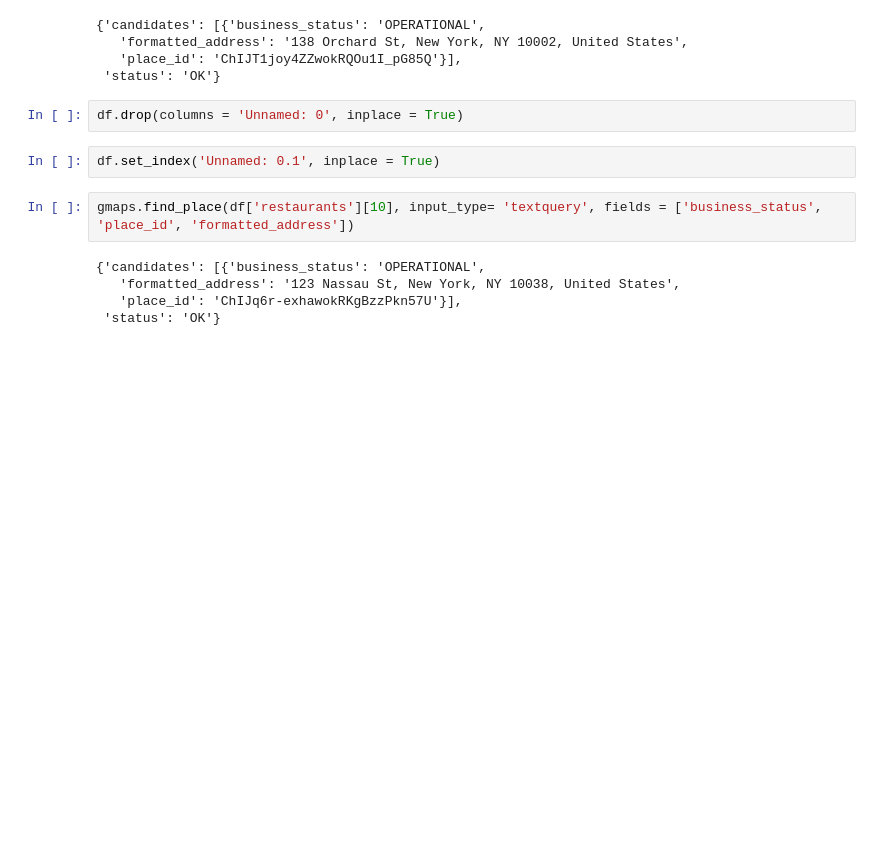
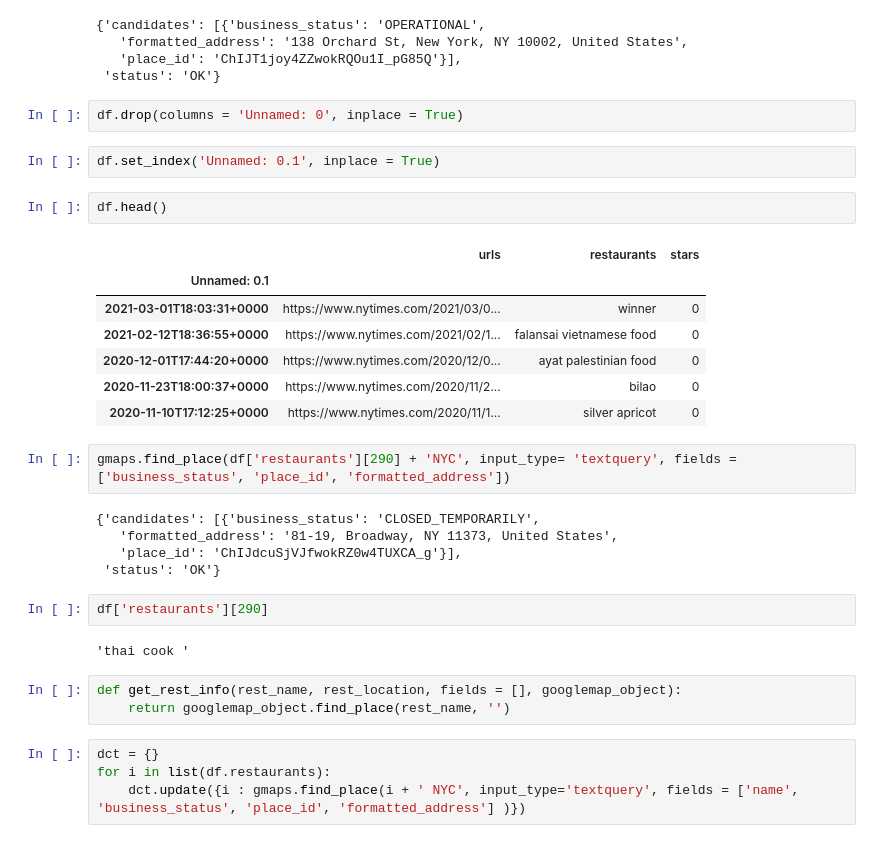
Before and after one commit to bagnine/nytimesreviews, a Jupyter notebook: timesreviews.ipynb, the cells around one changed output. Cells and saved outputs as stored; diff of their text form; blank space fills up the shorter version.

Commit message:
Google Maps csv added

```diff
--- a/timesreviews.ipynb
+++ b/timesreviews.ipynb
@@ -444,10 +441,31 @@ gmaps.find_place('Contra NYC', input_type= 'textquery', fields = ['business_stat
 df.drop(columns = 'Unnamed: 0', inplace = True)
 # %%
 df.set_index('Unnamed: 0.1', inplace = True)
+# %%
+df.head()
+# %% [output]
+|  | urls | restaurants | stars |
+| Unnamed: 0.1 |  |  |  |
+| 2021-03-01T18:03:31+0000 | https://www.nytimes.com/2021/03/0... | winner | 0 |
+| 2021-02-12T18:36:55+0000 | https://www.nytimes.com/2021/02/1... | falansai vietnamese food | 0 |
+| 2020-12-01T17:44:20+0000 | https://www.nytimes.com/2020/12/0... | ayat palestinian food | 0 |
+| 2020-11-23T18:00:37+0000 | https://www.nytimes.com/2020/11/2... | bilao | 0 |
+| 2020-11-10T17:12:25+0000 | https://www.nytimes.com/2020/11/1... | silver apricot | 0 |
 # %%
-gmaps.find_place(df['restaurants'][10], input_type= 'textquery', fields = ['business_status', 'place_id', 'formatted_address'])
+gmaps.find_place(df['restaurants'][290] + 'NYC', input_type= 'textquery', fields = ['business_status', 'place_id', 'formatted_address'])
 # %% [output]
-{'candidates': [{'business_status': 'OPERATIONAL',
-   'formatted_address': '123 Nassau St, New York, NY 10038, United States',
-   'place_id': 'ChIJq6r-exhawokRKgBzzPkn57U'}],
+{'candidates': [{'business_status': 'CLOSED_TEMPORARILY',
+   'formatted_address': '81-19, Broadway, NY 11373, United States',
+   'place_id': 'ChIJdcuSjVJfwokRZ0w4TUXCA_g'}],
  'status': 'OK'}
+# %%
+df['restaurants'][290]
+# %% [output]
+'thai cook '
+# %%
+def get_rest_info(rest_name, rest_location, fields = [], googlemap_object):
+    return googlemap_object.find_place(rest_name, '')
+# %%
+dct = {}
+for i in list(df.restaurants):
+    dct.update({i : gmaps.find_place(i + ' NYC', input_type='textquery', fields = ['name', 'business_status', 'place_id', 'formatted_address'] )})
```
Also changed, not shown: parts of 9 cells of this notebook, 1 other file.
